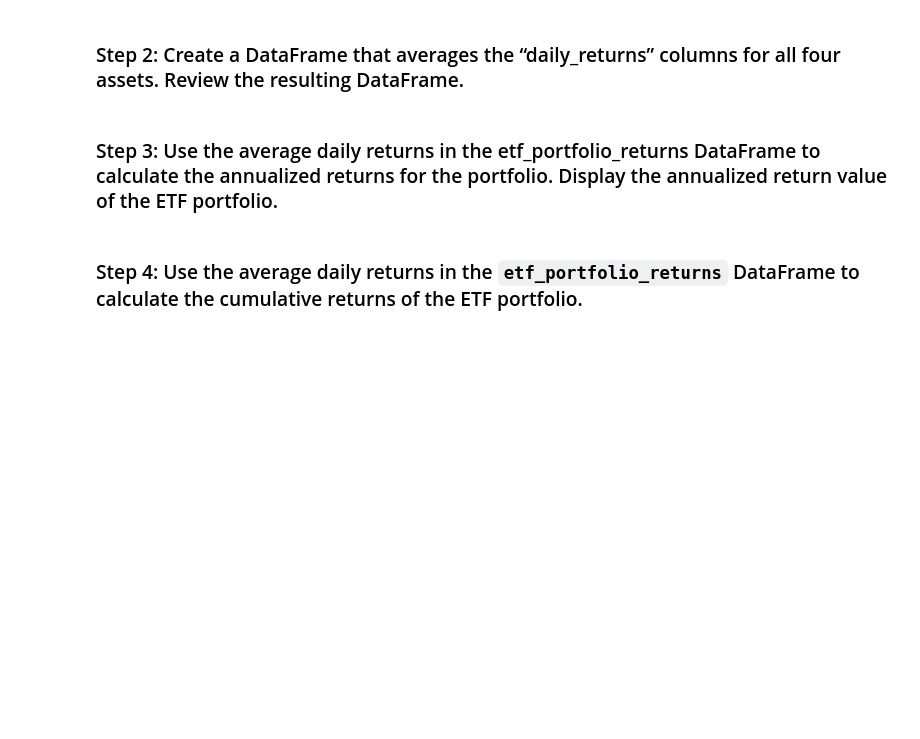
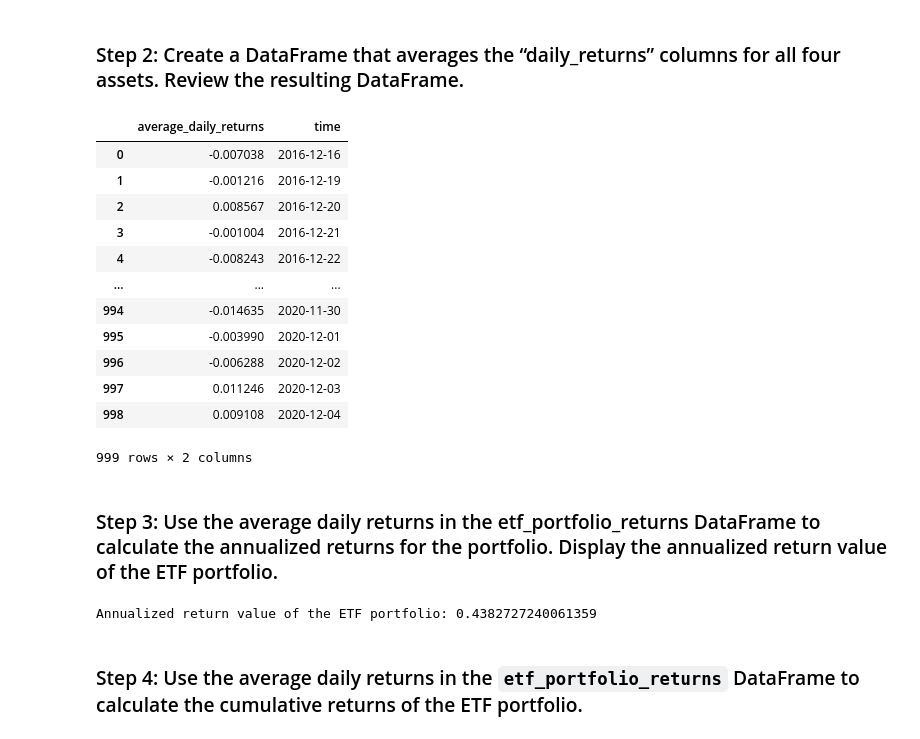
Before and after one commit to danenbm/fintech-m7-etf-analyzer, a Jupyter notebook: etf_analyzer.ipynb, the cells around one changed output. Drawn from its saved outputs; the diff is of its cells as text; code cells hidden in the pictures; blank space fills up the shorter version.

```diff
--- a/etf_analyzer.ipynb
+++ b/etf_analyzer.ipynb
@@ -398,11 +407,43 @@ etf_portfolio_returns = # YOUR CODE HERE
+# %%
+# Create a DataFrame that displays the mean value of the “daily_returns” columns for all four assets
+etf_portfolio_returns = etf_portfolio["daily_returns"].mean(axis=1).to_frame()
+
+# Set the “average_daily_returns” column name
+etf_portfolio_returns.columns=["average_daily_returns"]
+
+# Add the time values from the ETF portfolio DataFrame
+times = [item[0] for item in etf_portfolio['time'].values]
+etf_portfolio_returns['time'] = times
+
+# Convert the "time" column to Pandas datetime format
+etf_portfolio_returns['time']= pd.to_datetime(etf_portfolio_returns['time'])
+
+# Review the resulting DataFrame
+etf_portfolio_returns
+# %% [output]
+|  | average_daily_returns | time |
+| 0 | -0.007038 | 2016-12-16 |
+| 1 | -0.001216 | 2016-12-19 |
+| 2 | 0.008567 | 2016-12-20 |
+| 3 | -0.001004 | 2016-12-21 |
+| 4 | -0.008243 | 2016-12-22 |
+| ... | ... | ... |
+| 994 | -0.014635 | 2020-11-30 |
+| 995 | -0.003990 | 2020-12-01 |
+| 996 | -0.006288 | 2020-12-02 |
+| 997 | 0.011246 | 2020-12-03 |
+| 998 | 0.009108 | 2020-12-04 |
+999 rows × 2 columns
 # %% [markdown]
 ### Step 3: Use the average daily returns in the etf_portfolio_returns DataFrame to calculate the annualized returns for the portfolio. Display the annualized return value of the ETF portfolio.
 # %%
 # Use the average daily returns provided by the etf_portfolio_returns DataFrame
 # to calculate the annualized return for the portfolio.
-annualized_etf_portfolio_returns = # YOUR CODE HERE
+annualized_etf_portfolio_returns = etf_portfolio_returns["average_daily_returns"].mean() * 252
 
 # Display the annualized return value of the ETF portfolio.
-# YOUR CODE HERE
+print(f"Annualized return value of the ETF portfolio: {annualized_etf_portfolio_returns}")
+# %% [output]
+Annualized return value of the ETF portfolio: 0.4382727240061359
 # %% [markdown]
 ### Step 4: Use the average daily returns in the `etf_portfolio_returns` DataFrame to calculate the cumulative returns of the ETF portfolio.
```
Also changed, not shown: parts of 6 cells of this notebook.
